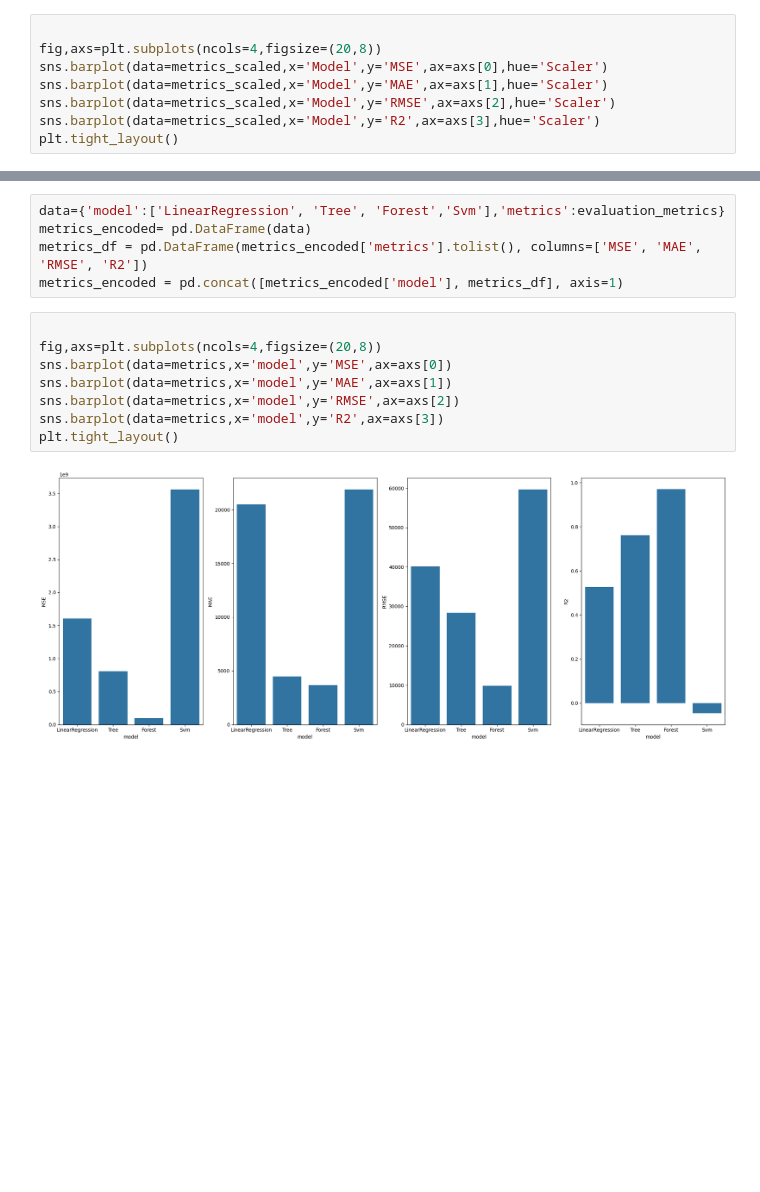
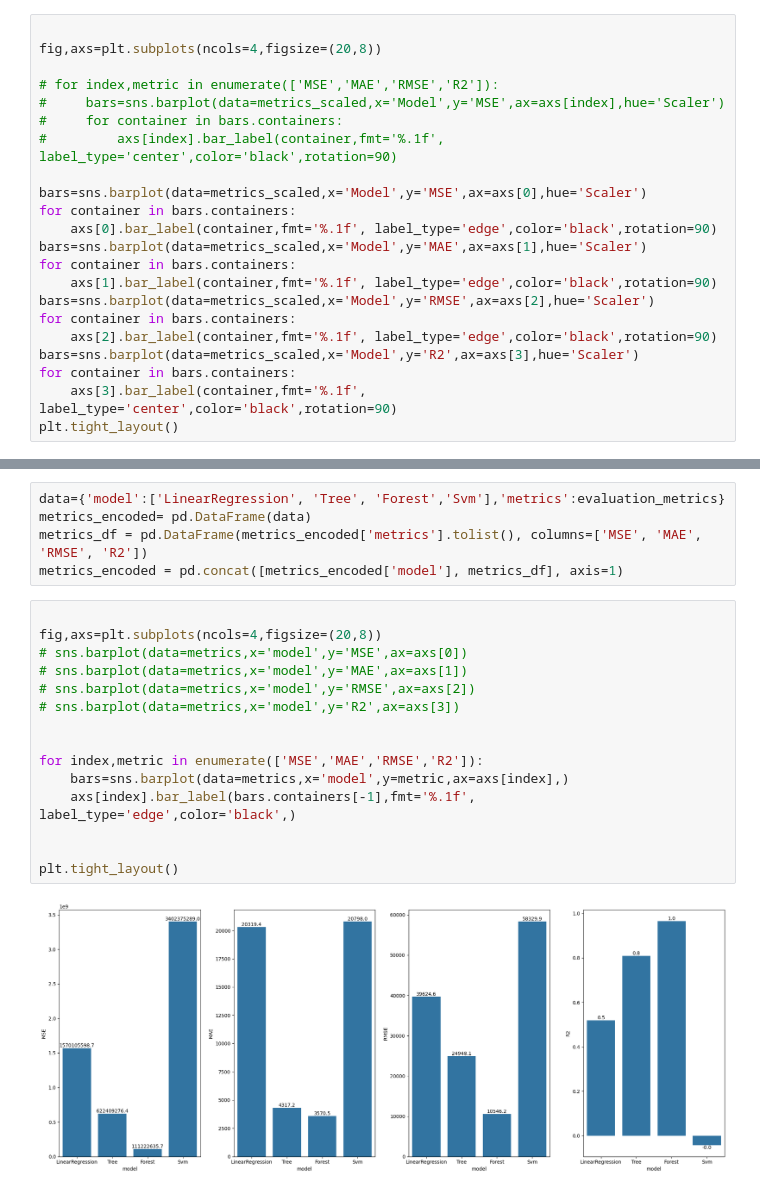
Before and after one commit to data-eater/python_practice_code, a Jupyter notebook: model_training_vsales_assign/regression.ipynb, the cells around one changed output, grey strips where cells are left out. Saved outputs shown, nothing was run; the diff lists cells and outputs as text; blank space fills up the shorter version.

```diff
--- a/model_training_vsales_assign/regression.ipynb
+++ b/model_training_vsales_assign/regression.ipynb
@@ -167,9 +171,23 @@ pd.DataFrame(metrics_scaled).sort_values(by=['Model'])
 # %%
 
 fig,axs=plt.subplots(ncols=4,figsize=(20,8))
-sns.barplot(data=metrics_scaled,x='Model',y='MSE',ax=axs[0],hue='Scaler')
-sns.barplot(data=metrics_scaled,x='Model',y='MAE',ax=axs[1],hue='Scaler')
-sns.barplot(data=metrics_scaled,x='Model',y='RMSE',ax=axs[2],hue='Scaler')
-sns.barplot(data=metrics_scaled,x='Model',y='R2',ax=axs[3],hue='Scaler')
+
+# for index,metric in enumerate(['MSE','MAE','RMSE','R2']):
+#     bars=sns.barplot(data=metrics_scaled,x='Model',y='MSE',ax=axs[index],hue='Scaler')
+#     for container in bars.containers:
+#         axs[index].bar_label(container,fmt='%.1f', label_type='center',color='black',rotation=90)
+
+bars=sns.barplot(data=metrics_scaled,x='Model',y='MSE',ax=axs[0],hue='Scaler')
+for container in bars.containers:
+    axs[0].bar_label(container,fmt='%.1f', label_type='edge',color='black',rotation=90)
+bars=sns.barplot(data=metrics_scaled,x='Model',y='MAE',ax=axs[1],hue='Scaler')
+for container in bars.containers:
+    axs[1].bar_label(container,fmt='%.1f', label_type='edge',color='black',rotation=90)
+bars=sns.barplot(data=metrics_scaled,x='Model',y='RMSE',ax=axs[2],hue='Scaler')
+for container in bars.containers:
+    axs[2].bar_label(container,fmt='%.1f', label_type='edge',color='black',rotation=90)
+bars=sns.barplot(data=metrics_scaled,x='Model',y='R2',ax=axs[3],hue='Scaler')
+for container in bars.containers:
+    axs[3].bar_label(container,fmt='%.1f', label_type='center',color='black',rotation=90)
 plt.tight_layout()
 # %% [output]
@@ -280,10 +300,17 @@ metrics_encoded = pd.concat([metrics_encoded['model'], metrics_df], axis=1)
 # %%
 
 fig,axs=plt.subplots(ncols=4,figsize=(20,8))
-sns.barplot(data=metrics,x='model',y='MSE',ax=axs[0])
-sns.barplot(data=metrics,x='model',y='MAE',ax=axs[1])
-sns.barplot(data=metrics,x='model',y='RMSE',ax=axs[2])
-sns.barplot(data=metrics,x='model',y='R2',ax=axs[3])
+# sns.barplot(data=metrics,x='model',y='MSE',ax=axs[0])
+# sns.barplot(data=metrics,x='model',y='MAE',ax=axs[1])
+# sns.barplot(data=metrics,x='model',y='RMSE',ax=axs[2])
+# sns.barplot(data=metrics,x='model',y='R2',ax=axs[3])
+
+
+for index,metric in enumerate(['MSE','MAE','RMSE','R2']):
+    bars=sns.barplot(data=metrics,x='model',y=metric,ax=axs[index],)
+    axs[index].bar_label(bars.containers[-1],fmt='%.1f', label_type='edge',color='black',)
+
+
 plt.tight_layout()
 # %% [output]
-[figure, old version]
+[figure, new version]
```
Also changed, not shown: parts of 8 cells of this notebook, 2 other files.
